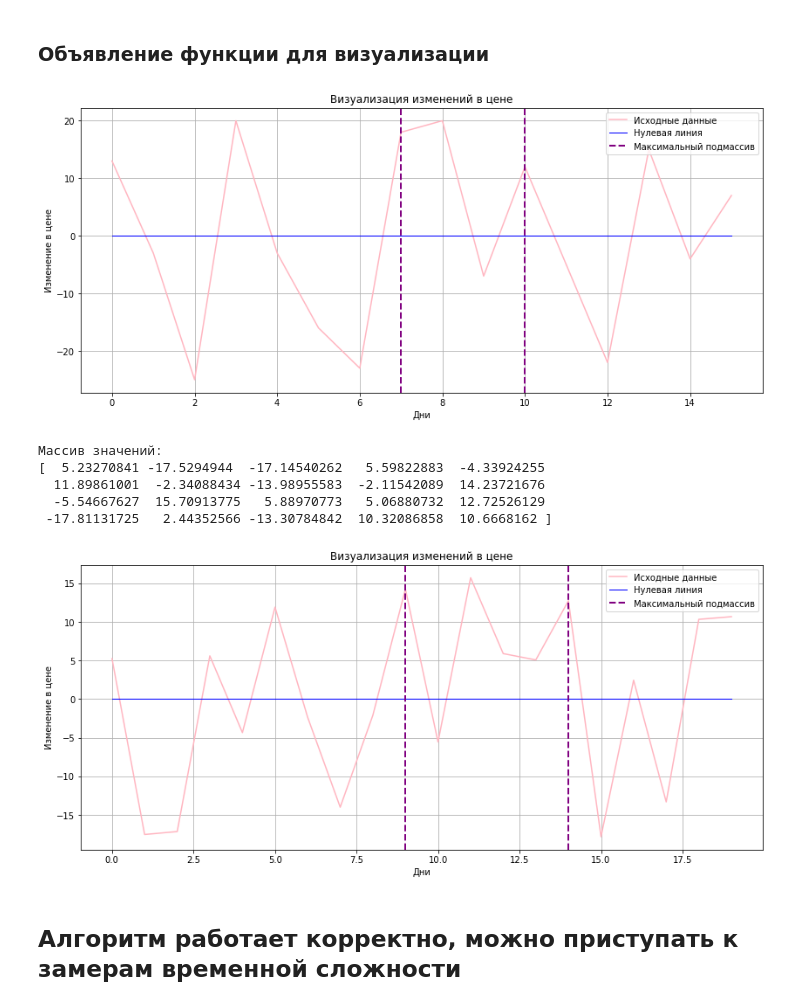
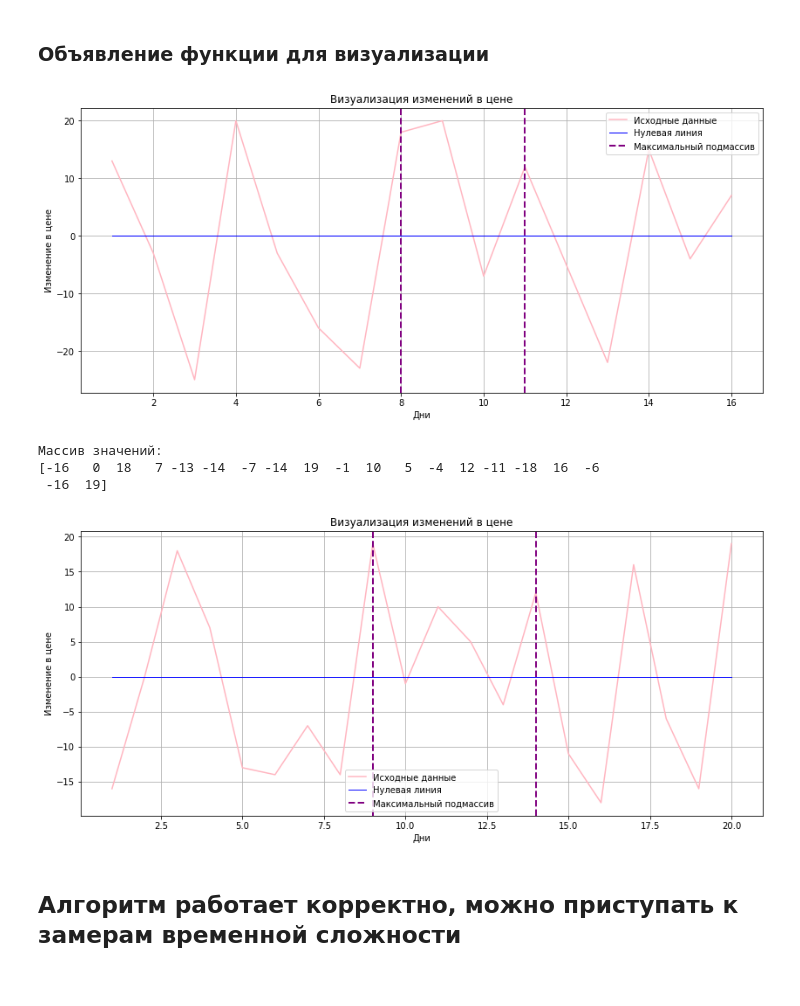
Before and after one commit to ChrisLisbon/ITMO_algorithms_classes, a Jupyter notebook: lab8.ipynb, the cells around one changed output. Drawn from its saved outputs; the diff is of its cells as text; code cells hidden in the pictures.

```diff
--- a/lab8.ipynb
+++ b/lab8.ipynb
@@ -46,8 +47,8 @@ def find_maximum_subarray(A, low, high):
 def visualize_result(A, left, right):
     plt.rcParams['figure.figsize'] = [14, 6]
     fig, ax = plt.subplots()
-    ax.plot([i for i in range(len(A))], A, color='#FFB6C1', label='Исходные данные')
-    ax.plot([i for i in range(len(A))], [0 for i in range(len(A))], color='blue', linewidth=1, label='Нулевая линия')
+    ax.plot([i+1 for i in range(len(A))], A, color='#FFB6C1', label='Исходные данные')
+    ax.plot([i+1 for i in range(len(A))], [0 for i in range(len(A))], color='blue', linewidth=1, label='Нулевая линия')
     ax.set(xlabel='Дни', ylabel='Изменение в цене',title='Визуализация изменений в цене')
     ax.axvline(x=left, linewidth=2, color='purple', linestyle='dashed', label='Максимальный подмассив')
     ax.axvline(x=right, linewidth=2, color='purple', linestyle='dashed')
@@ -58,29 +59,27 @@ def visualize_result(A, left, right):
 #пример из книги
 A=[13, -3, -25, 20, -3, -16, -23, 18, 20, -7, 12, -5, -22, 15, -4, 7]
 resut=find_maximum_subarray(A, 1, len(A))
-left=resut[0]-1
-right=resut[1]-1
+left=resut[0]
+right=resut[1]
 summ=resut[2]
 visualize_result(A, left, right)
 # %% [output]
-[figure, old version]
+[figure, new version]
 # %%
 #проверка на случайном массиве
-A=np.random.uniform(-20, 20, 20)
+A=np.random.randint(-20, 20, 20)
 print('Массив значений:')
 print(A)
 resut=find_maximum_subarray(A, 1, len(A))
-left=resut[0]-1
-right=resut[1]-1
+left=resut[0]
+right=resut[1]
 summ=resut[2]
 visualize_result(A, left, right)
 # %% [output]
 Массив значений:
-[  5.23270841 -17.5294944  -17.14540262   5.59822883  -4.33924255
-  11.89861001  -2.34088434 -13.98955583  -2.11542089  14.23721676
-  -5.54667627  15.70913775   5.88970773   5.06880732  12.72526129
- -17.81131725   2.44352566 -13.30784842  10.32086858  10.6668162 ]
+[-16   0  18   7 -13 -14  -7 -14  19  -1  10   5  -4  12 -11 -18  16  -6
+ -16  19]
-[figure, old version]
+[figure, new version]
 # %% [markdown]
 ## Алгоритм работает корректно, можно приступать к замерам временной сложности
 # %%
```
Also changed, not shown: parts of 27 cells of this notebook, 1 other file.
